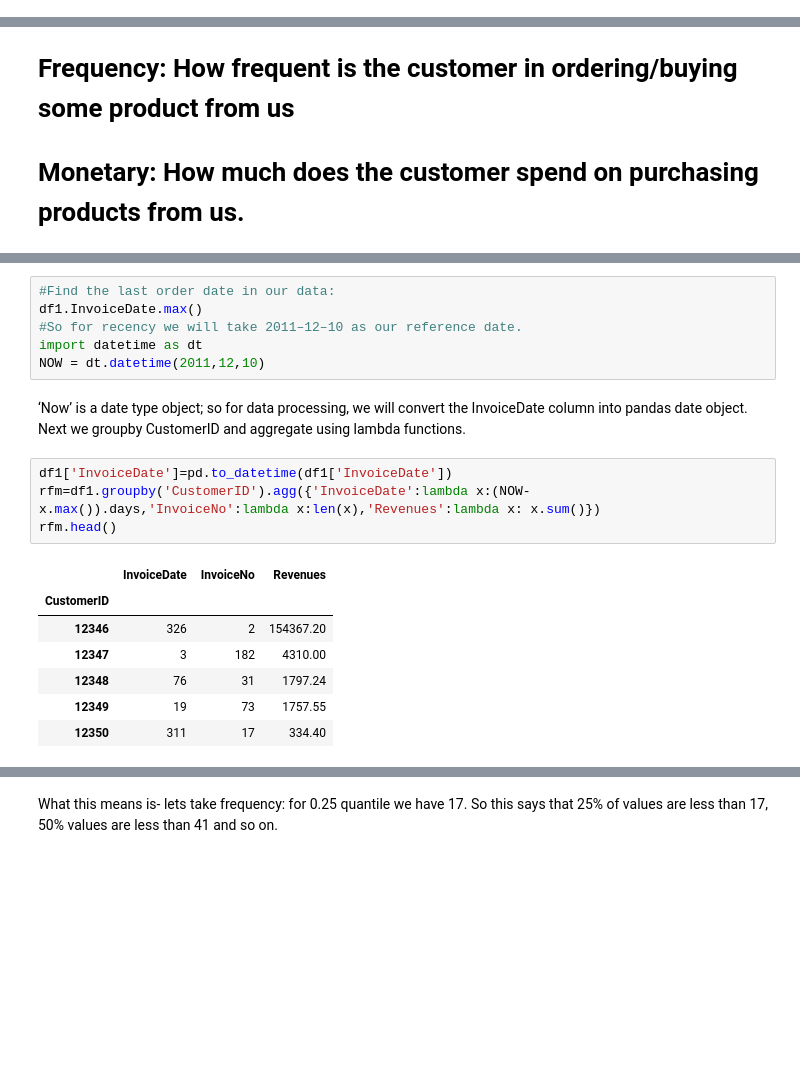
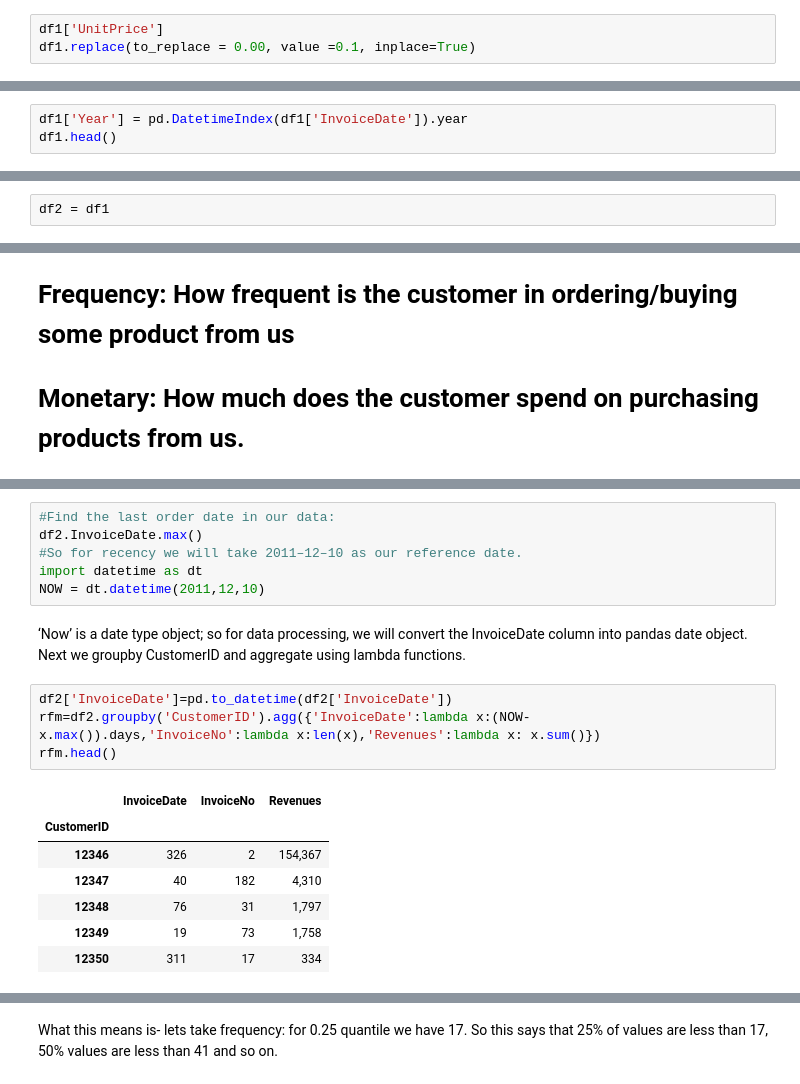
Before and after one commit to Manojgharge07/Capston_Project_1_Propensity_Model_, a Jupyter notebook: Capston_Project_1.ipynb, the cells around one changed output, grey strips where cells are left out. Cells and saved outputs as stored; diff of their text form; blank space fills up the shorter version.

```diff
--- a/Capston_Project_1.ipynb
+++ b/Capston_Project_1.ipynb
@@ -285,3 +289,6 @@ plt.show()
+# %%
+df1['UnitPrice']
+df1.replace(to_replace = 0.00, value =0.1, inplace=True)
 # %% [markdown]
 # **Add new column of Revenues:**
 
@@ -471,0 +474,3 @@ df1.head()
+# %%
+df1['Year'] = pd.DatetimeIndex(df1['InvoiceDate']).year
+df1.head()
@@ -472 +490,3 @@ df1.head()
+# %%
+df2 = df1
 # %%
@@ -530,23 +567,23 @@ Let’s assume we are a company, our company name is geek, let’s perform the R
 # %%
 #Find the last order date in our data:
-df1.InvoiceDate.max()
+df2.InvoiceDate.max()
 #So for recency we will take 2011–12–10 as our reference date.
 import datetime as dt
 NOW = dt.datetime(2011,12,10)
 # %% [markdown]
 ‘Now’ is a date type object; so for data processing, we will convert the InvoiceDate column into pandas date object. Next we groupby CustomerID and aggregate using lambda functions.
 # %%
-df1['InvoiceDate']=pd.to_datetime(df1['InvoiceDate'])
-rfm=df1.groupby('CustomerID').agg({'InvoiceDate':lambda x:(NOW-x.max()).days,'InvoiceNo':lambda x:len(x),'Revenues':lambda x: x.sum()})
+df2['InvoiceDate']=pd.to_datetime(df2['InvoiceDate'])
+rfm=df2.groupby('CustomerID').agg({'InvoiceDate':lambda x:(NOW-x.max()).days,'InvoiceNo':lambda x:len(x),'Revenues':lambda x: x.sum()})
 rfm.head()
 # %% [output]
 |  | InvoiceDate | InvoiceNo | Revenues |
 | CustomerID |  |  |  |
-| 12346 | 326 | 2 | 154367.20 |
-| 12347 | 3 | 182 | 4310.00 |
-| 12348 | 76 | 31 | 1797.24 |
-| 12349 | 19 | 73 | 1757.55 |
-| 12350 | 311 | 17 | 334.40 |
+| 12346 | 326 | 2 | 154,367 |
+| 12347 | 40 | 182 | 4,310 |
+| 12348 | 76 | 31 | 1,797 |
+| 12349 | 19 | 73 | 1,758 |
+| 12350 | 311 | 17 | 334 |
 # %%
 rfm.describe()
 # %% [output]
```
Also changed, not shown: parts of 45 cells of this notebook.
